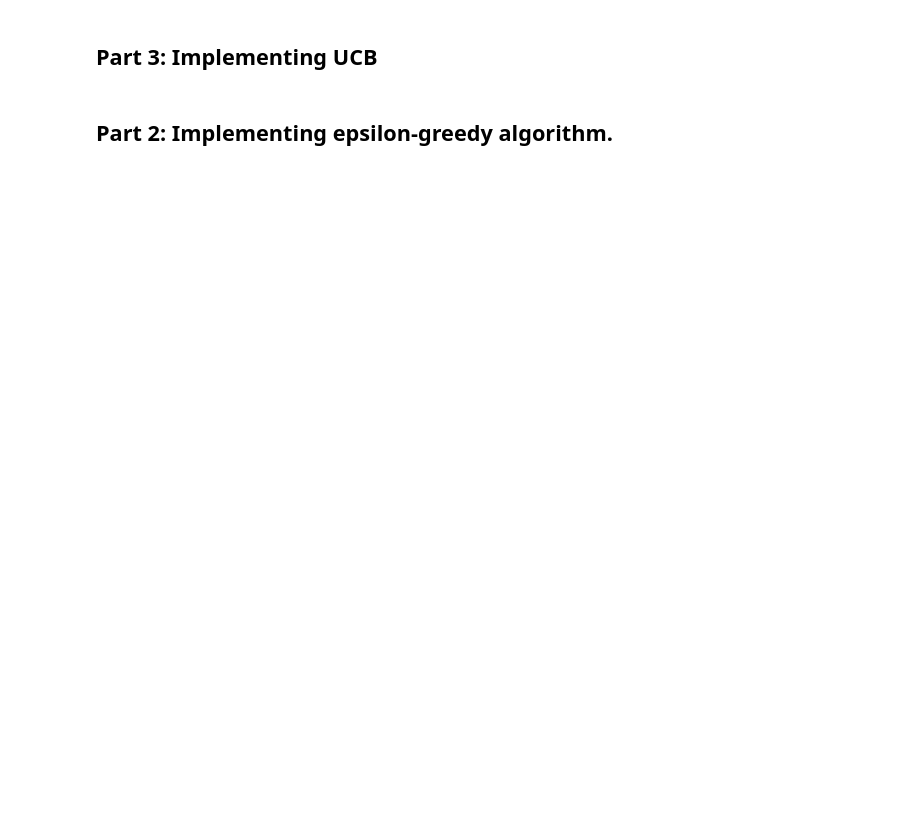
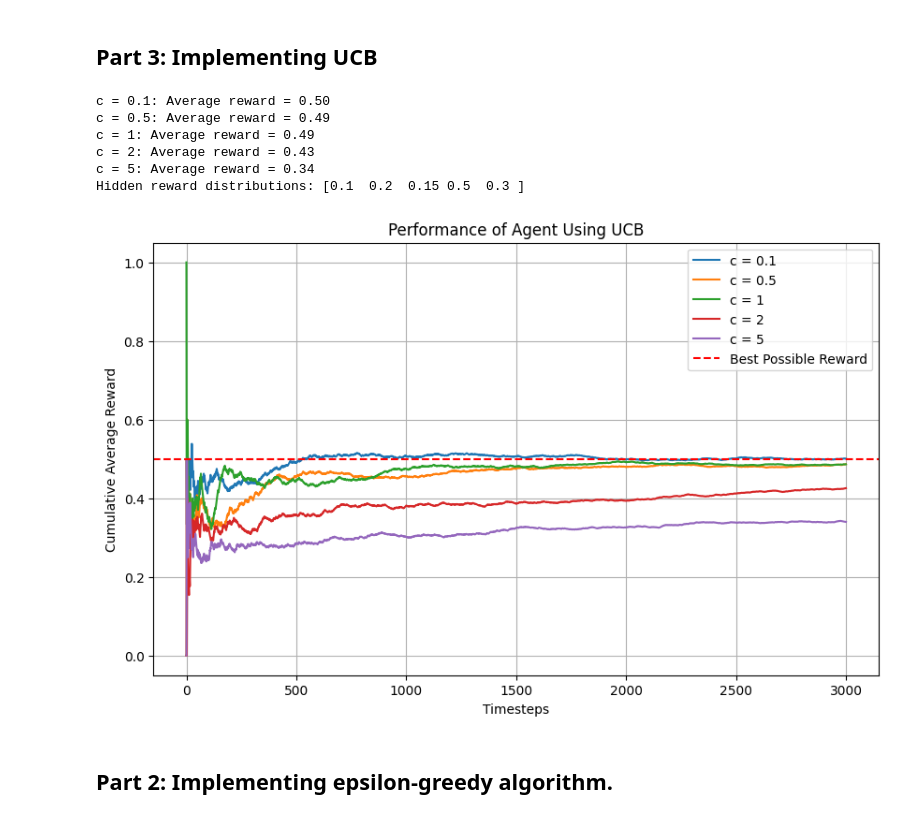
Before and after one commit to Deep-Reinforcement-Learning-NingNo/HW1_56_67, a Jupyter notebook: HW1_56_67.ipynb, the cells around one changed output. Drawn from its saved outputs; the diff is of its cells as text; code cells hidden in the pictures; blank space fills up the shorter version.

```diff
--- a/HW1_56_67.ipynb
+++ b/HW1_56_67.ipynb
@@ -177,30 +238,50 @@ Average reward after 1000 steps using UCB: 0.75
 ## Part 3: Implementing UCB
 # %%
 if __name__ == "__main__":
+    cumulative_rewards_results = {}
+
     n_bandits = 5     # จำนวน Bandits
-    n_steps = 1000    # จำนวน Timestep
-    c = 2             # ค่า UCB ค่าคงที่สำหรับ Exploration
+    n_steps = 3000    # จำนวน Timestep
+    c_values = [0.1, 0.5, 1, 2, 5]
+    rewards = [0.1, 0.2, 0.15, 0.5, 0.3]
 
     # เลือกวิธีการทดลอง
-    method ="UCB"
+    method = "UCB"
 
-    # รันการทดลอง
-    rewards, cumulative_rewards, hidden_rewards = run_experiment(n_bandits=n_bandits,n_steps=n_steps,c=c,epsilon=epsilon,method=method)
+    for c in c_values:
+        # รันการทดลอง
+        rewards = [0.1, 0.2, 0.15, 0.5, 0.3]
+        custom_rewards = rewards.copy()  # Creates a separate list
+        rewards, cumulative_rewards, hidden_rewards = run_experiment(
+            n_bandits=n_bandits, n_steps=n_steps, c=c, method=method, custom_rewards=custom_rewards
+        )
+        cumulative_rewards_results[c] = cumulative_rewards
+
+        print(f"c = {c}: Average reward = {np.mean(rewards):.2f}")
 
     # แสดงผลลัพธ์ใน console
     print(f"Hidden reward distributions: {hidden_rewards}")
-    print(f"Average reward after {n_steps} steps using {method}: {np.mean(rewards):.2f}")
+    # print(f"Average reward after {n_steps} steps using {method}: {np.mean(rewards):.2f}")
 
     # แสดงกราฟ
     plt.figure(figsize=(10, 6))
-    plt.plot(cumulative_rewards, label="Cumulative Average Reward")
+    for c, cumulative_rewards in cumulative_rewards_results.items():
+        plt.plot(cumulative_rewards, label=f"c = {c}")
     plt.axhline(y=np.max(hidden_rewards), color='r', linestyle='--', label="Best Possible Reward")
     plt.title(f"Performance of Agent Using {method}")
     plt.xlabel("Timesteps")
     plt.ylabel("Cumulative Average Reward")
     plt.legend()
     plt.grid()
     plt.show()
+# %% [output]
+c = 0.1: Average reward = 0.50
+c = 0.5: Average reward = 0.49
+c = 1: Average reward = 0.49
+c = 2: Average reward = 0.43
+c = 5: Average reward = 0.34
+Hidden reward distributions: [0.1  0.2  0.15 0.5  0.3 ]
+[figure, added]
 # %% [markdown]
 ## Part 2: Implementing epsilon-greedy algorithm.
 # %%
```
Also changed, not shown: parts of 8 cells of this notebook, 1 other file.
